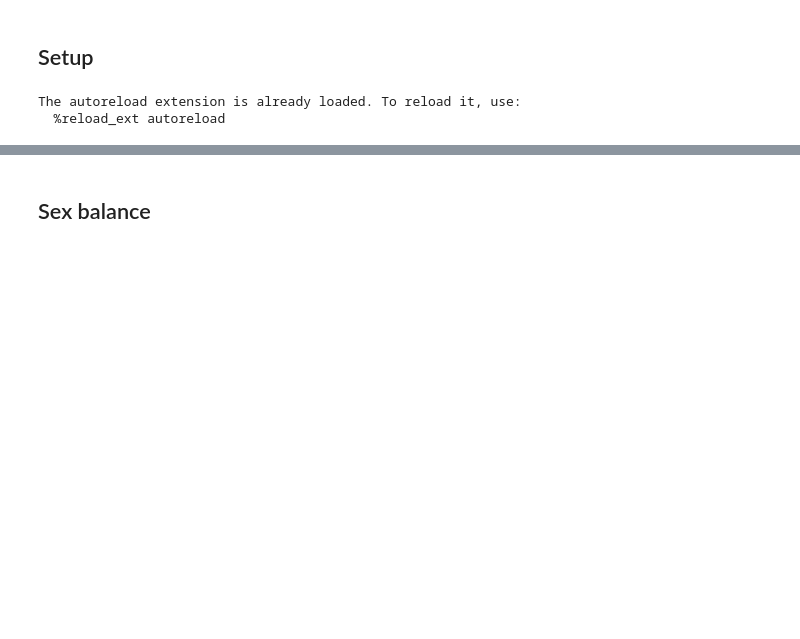
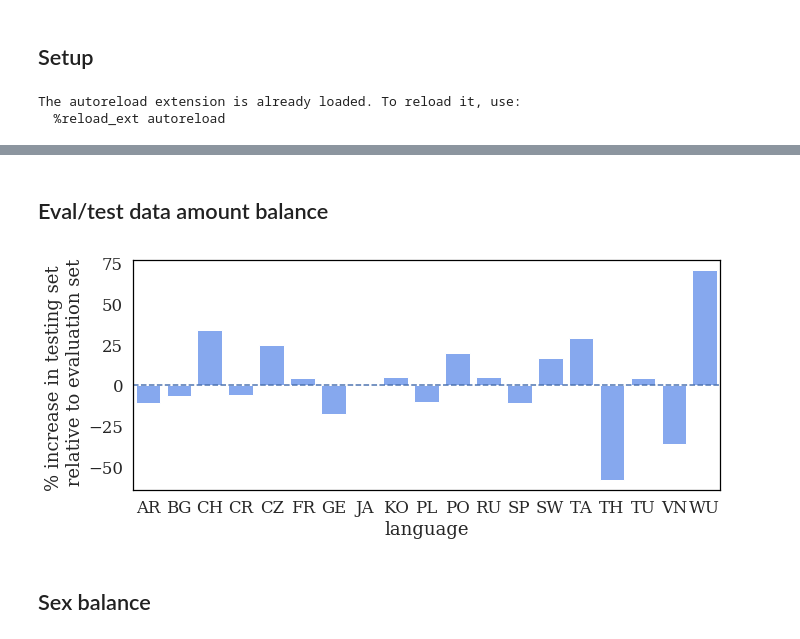
Before and after one commit to samsucik/prosodic-lid-globalphone-dissertation, a Jupyter notebook: graphing/Graphing.ipynb, the cells around one changed output, grey strips where cells are left out. Drawn from its saved outputs; the diff is of its cells as text; code cells hidden in the pictures; blank space fills up the shorter version.

```diff
--- a/graphing/Graphing.ipynb
+++ b/graphing/Graphing.ipynb
@@ -44,3 +61,23 @@ blue = (117/255,162/255,255/255)
+# %% [markdown]
+## Eval/test data amount balance
+# %%
+data = pd.read_csv("data/data_amounts_eval_test.csv")
+total_eval = data["eval"].sum()
+total_test = data["test"].sum()
+data["ratio"] = 100*(data["test"]/total_test - data["eval"]/total_eval)/(data["eval"]/total_eval)
+data["hue"] = "0"
+langs = languages
+cls = {"0": blue}
+fig = graphing.plot_cat(x="lang", y="ratio", hue="hue", data=data,
+               legend_descs=["0"], order=langs,
+               hue_order=["0"],
+               palette=cls, legend_title="partition",
+               ylabel="% increase in testing set \n relative to evaluation set", xlabel="language", xticks=langs,
+               figsize=(10, 4.5), legend_loc=0, use_legend=False, hline=0)
+graphing.save_fig(fig, name="eval-test-balance")
+plt.show()
+# %% [output]
+[figure, added]
 # %% [markdown]
 ## Sex balance
 # %%
```
Also changed, not shown: parts of 7 cells of this notebook, 31 other files.
